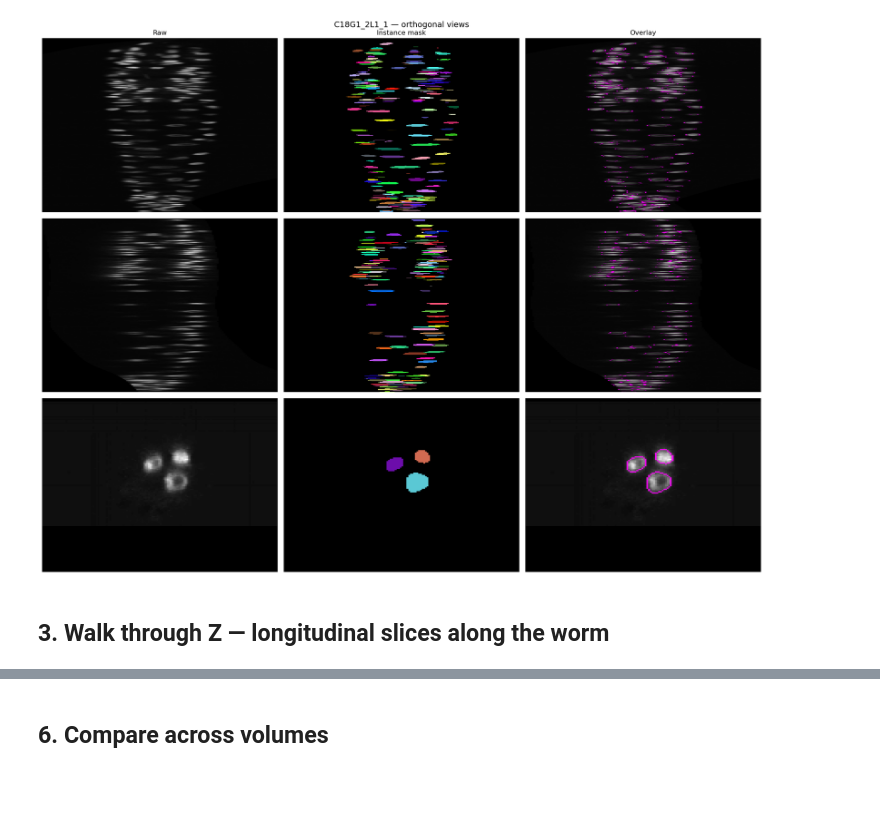
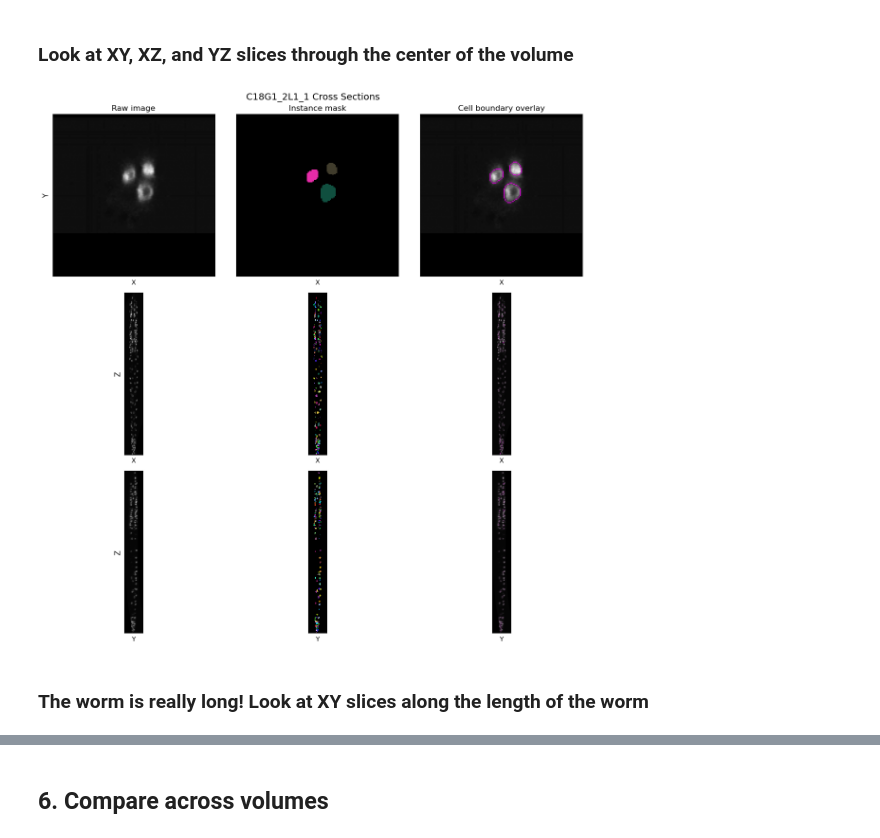
Before and after one commit to calderast/zebrafish-unet, a Jupyter notebook: notebooks/05_c_elegans_nuclei.ipynb, the cells around one changed output, grey strips where cells are left out. Saved outputs shown, nothing was run; the diff lists cells and outputs as text; code cells hidden in the pictures; blank space fills up the shorter version.

Commit message:
data explore

```diff
--- a/notebooks/05_c_elegans_nuclei.ipynb
+++ b/notebooks/05_c_elegans_nuclei.ipynb
@@ -20,5 +16,14 @@ import tifffile
 from skimage.segmentation import find_boundaries
 from skimage.measure import regionprops
 
+# Run download_data.py to download data to this folder!
 DATA_DIR = Path("../data/c_elegans/c_elegans_nuclei")
 PIXEL_SIZE = (0.116, 0.116, 0.122)  # Y, X, Z in µm
+
+# Helper function to color each instance a different color
+def make_instance_cmap(n):
+    # One random color per instance (labeled nucleus)
+    colors = np.random.default_rng(28).random((max(n + 1, 2), 3))
+    # Make color 0 always black (for the background)
+    colors[0] = [0, 0, 0]
+    return ListedColormap(colors)
@@ -96,49 +144,45 @@ Nuclei: 555
+# %% [markdown]
+### Look at XY, XZ, and YZ slices through the center of the volume
 # %%
-# Random colormap for instances
-def make_instance_cmap(n):
-    colors = np.random.default_rng(42).random((max(n + 1, 2), 3))
-    colors[0] = [0, 0, 0]
-    return ListedColormap(colors)
+# Get slices through the center of the volume
+mid_y, mid_x, mid_z = y_pixels // 2, x_pixels // 2, z_pixels // 2
 
-# Orthogonal slices through the volume center
-mid_y, mid_x, mid_z = ny // 2, nx // 2, nz // 2
+slices = [
+    ("X", "Y", img[:, :, mid_z],    mask[:, :, mid_z]),
+    ("X", "Z", img[mid_y, :, :].T,  mask[mid_y, :, :].T),
+    ("Y", "Z", img[:, mid_x, :].T,  mask[:, mid_x, :].T),
+]
 
-slices = {
-    "XZ (axial)": (img[mid_y, :, :].T, mask[mid_y, :, :].T),
-    "YZ (sagittal)": (img[:, mid_x, :].T, mask[:, mid_x, :].T),
-    "XY (coronal)": (img[:, :, mid_z], mask[:, :, mid_z]),
-}
+fig, axes = plt.subplots(3, 3, figsize=(12, 12))
 
-fig, axes = plt.subplots(3, 3, figsize=(18, 14))
+for row, (xlabel, ylabel, img_slice, mask_slice) in enumerate(slices):
+    cmap = make_instance_cmap(mask_slice.max())
+    # The mask has labels for background (0) and each individual nucleus
+    # Indentify pixels whose neighbors have different labels as boundaries
+    boundaries = find_boundaries(mask_slice, mode="outer")
 
-for row, (label, (img_sl, mask_sl)) in enumerate(slices.items()):
-    n_inst = len(np.unique(mask_sl)) - 1
-    cmap = make_instance_cmap(mask_sl.max())
-    bnd = find_boundaries(mask_sl, mode="outer")
+    axes[row, 0].imshow(img_slice, cmap="gray")
+    axes[row, 1].imshow(mask_slice, cmap=cmap, interpolation="nearest")
+    axes[row, 2].imshow(img_slice, cmap="gray")
+    axes[row, 2].imshow(np.ma.masked_where(~boundaries, boundaries), cmap="spring", alpha=0.9)
 
-    axes[row, 0].imshow(img_sl, cmap="gray", aspect="auto")
-    axes[row, 0].set_ylabel(label, fontsize=12)
+    for ax in axes[row]:
+        ax.set_xlabel(xlabel, fontsize=10)
+        ax.tick_params(left=False, bottom=False, labelleft=False, labelbottom=False)
+    axes[row, 0].set_ylabel(ylabel, fontsize=11)
 
-    axes[row, 1].imshow(mask_sl, cmap=cmap, interpolation="nearest", aspect="auto")
-    axes[row, 1].set_title(f"{n_inst} nuclei" if row == 0 else "")
+n_inst = len(np.unique(mask)) - 1
+axes[0, 0].set_title("Raw image")
+axes[0, 1].set_title("Instance mask")
+axes[0, 2].set_title("Cell boundary overlay")
 
-    axes[row, 2].imshow(img_sl, cmap="gray", aspect="auto")
-    axes[row, 2].imshow(np.ma.masked_where(~bnd, bnd), cmap="spring", alpha=0.9, aspect="auto")
-
-axes[0, 0].set_title("Raw")
-axes[0, 1].set_title("Instance mask")
-axes[0, 2].set_title("Overlay")
-
-for ax in axes.flat:
-    ax.axis("off")
-
-plt.suptitle(f"{name} — orthogonal views", fontsize=14)
+plt.suptitle(f"{name} Cross Sections", fontsize=14)
 plt.tight_layout()
 plt.show()
 # %% [output]
-[figure, old version]
+[figure, new version]
-# %% [markdown]
-## 3. Walk through Z — longitudinal slices along the worm
+# %% [markdown]
+### The worm is really long! Look at XY slices along the length of the worm
 # %%
 # Show XY slices at evenly spaced Z positions along the worm
 n_panels = 8
```
Also changed, not shown: parts of 17 cells of this notebook.
